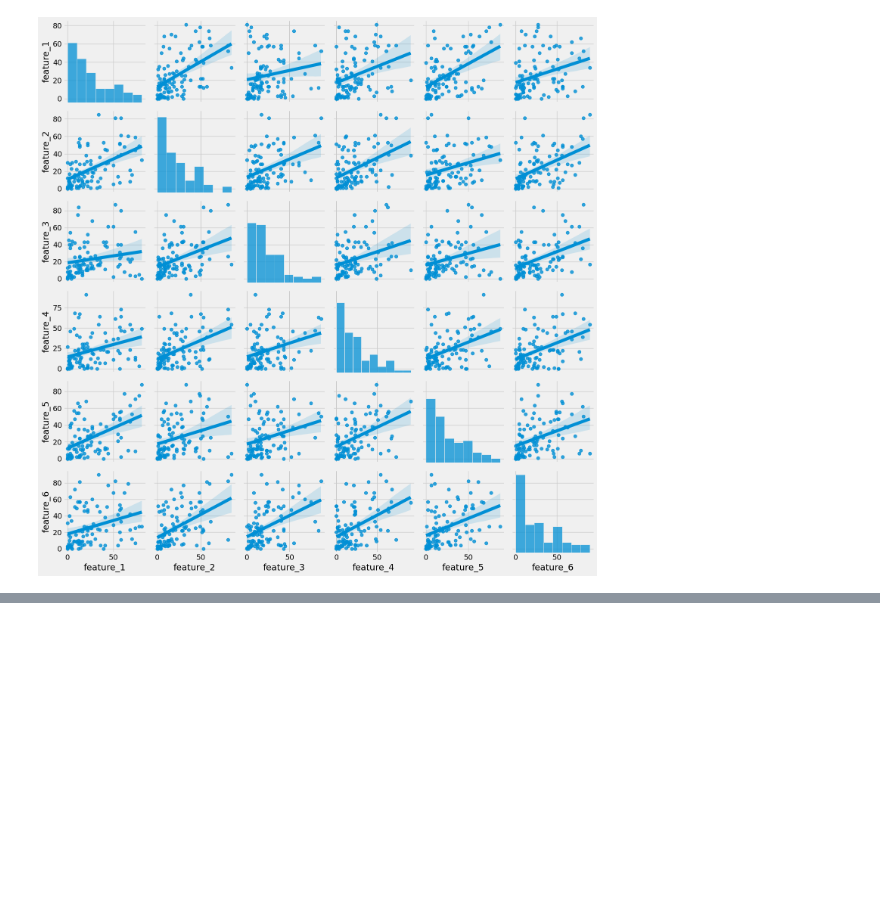
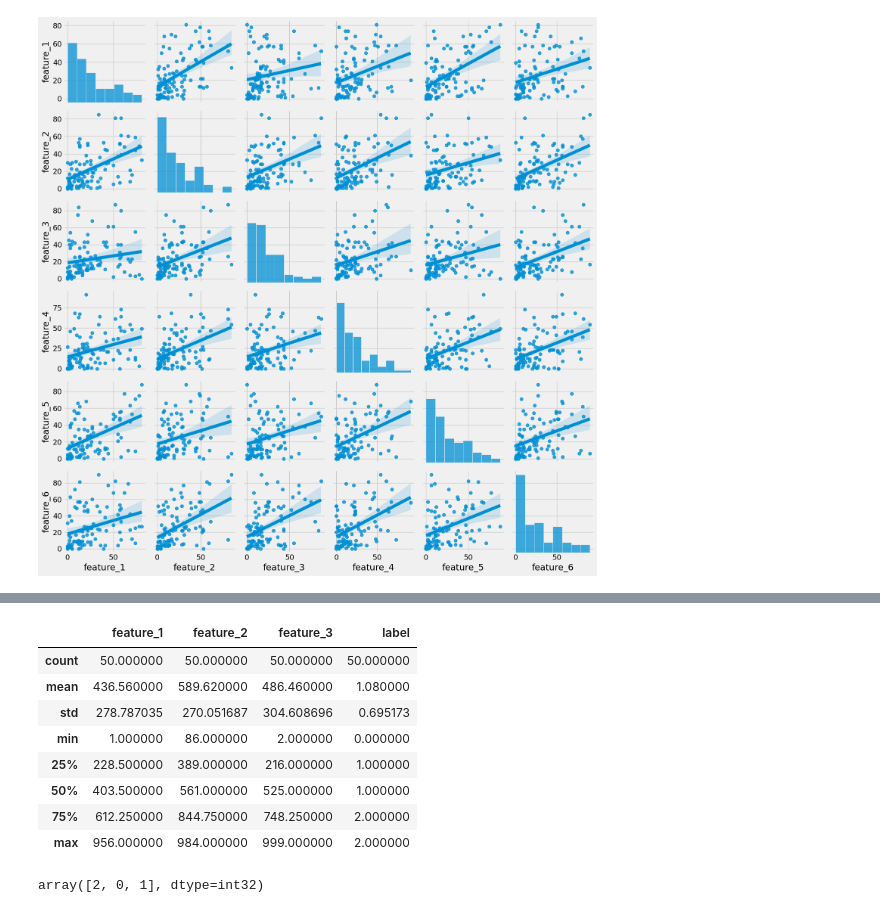
Before and after one commit to ROHIT318/python-practice, a Jupyter notebook: learn_matplotlib.ipynb, the cells around one changed output, grey strips where cells are left out. Drawn from its saved outputs; the diff is of its cells as text; code cells hidden in the pictures; blank space fills up the shorter version.

```diff
--- a/learn_matplotlib.ipynb
+++ b/learn_matplotlib.ipynb
@@ -469,0 +472,11 @@ plt.show()
+# %%
+#  Data Prep
+train_df = pd.DataFrame(
+    {
+        'feature_1': np.random.randint(0, 1000, size=(50)),
+        'feature_2': np.random.randint(0, 1000, size=(50)),
+        'feature_3': np.random.randint(0, 1000, size=(50)),
+        'label': np.random.randint(0, 3, size=(50))
+    }
+)
+train_df.head()
@@ -469,0 +490,16 @@ plt.show()
+# %%
+train_df.describe()
+# %% [output]
+|  | feature_1 | feature_2 | feature_3 | label |
+| count | 50.000000 | 50.000000 | 50.000000 | 50.000000 |
+| mean | 436.560000 | 589.620000 | 486.460000 | 1.080000 |
+| std | 278.787035 | 270.051687 | 304.608696 | 0.695173 |
+| min | 1.000000 | 86.000000 | 2.000000 | 0.000000 |
+| 25% | 228.500000 | 389.000000 | 216.000000 | 1.000000 |
+| 50% | 403.500000 | 561.000000 | 525.000000 | 1.000000 |
+| 75% | 612.250000 | 844.750000 | 748.250000 | 2.000000 |
+| max | 956.000000 | 984.000000 | 999.000000 | 2.000000 |
+# %%
+train_df['label'].unique()
+# %% [output]
+array([2, 0, 1], dtype=int32)
```
Also changed, not shown: parts of 3 cells of this notebook.
